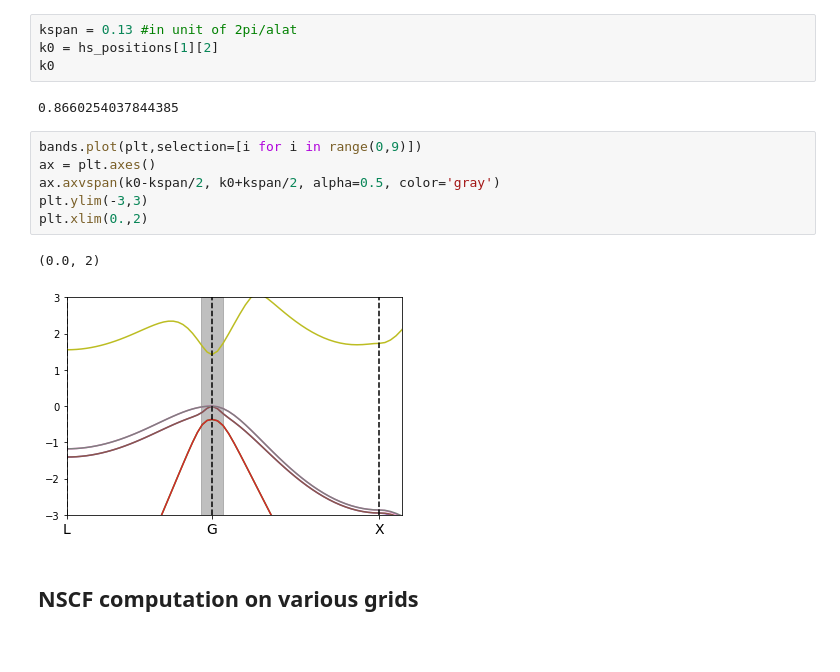
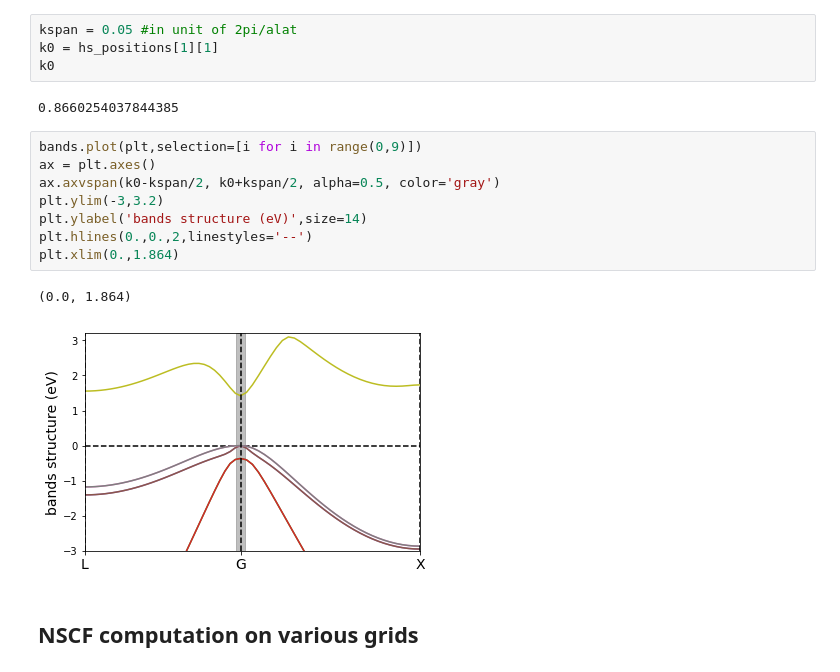
Before and after one commit to marcodalessandro76/Generation-and-decay-of-the-degree-of-spin-polarization-in-GaAs, a Jupyter notebook: QE_Calculations.ipynb, the cells around one changed output. Saved outputs shown, nothing was run; the diff lists cells and outputs as text.

```diff
--- a/QE_Calculations.ipynb
+++ b/QE_Calculations.ipynb
@@ -305,18 +302,20 @@ hs_positions
 # %%
-kspan = 0.13 #in unit of 2pi/alat
-k0 = hs_positions[1][2]
+kspan = 0.05 #in unit of 2pi/alat
+k0 = hs_positions[1][1]
 k0
 # %% [output]
 0.8660254037844385
 # %%
 bands.plot(plt,selection=[i for i in range(0,9)])
 ax = plt.axes()
 ax.axvspan(k0-kspan/2, k0+kspan/2, alpha=0.5, color='gray')
-plt.ylim(-3,3)
-plt.xlim(0.,2)
+plt.ylim(-3,3.2)
+plt.ylabel('bands structure (eV)',size=14)
+plt.hlines(0.,0.,2,linestyles='--')
+plt.xlim(0.,1.864)
 # %% [output]
-(0.0, 2)
+(0.0, 1.864)
-[figure, old version]
+[figure, new version]
 # %% [markdown]
 ## NSCF computation on various grids
 # %% [markdown]
```
Also changed, not shown: parts of 20 cells of this notebook, 3 other files.
